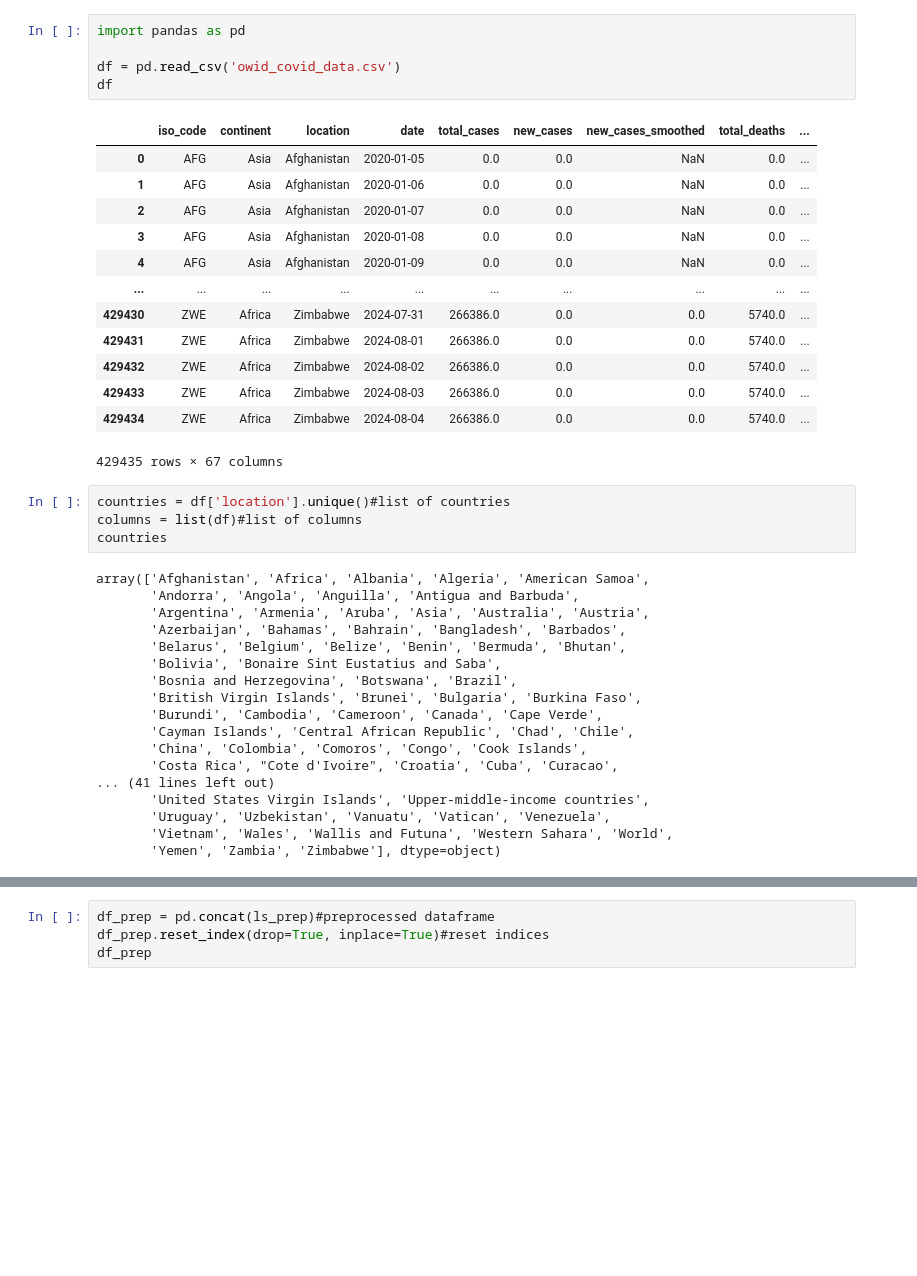
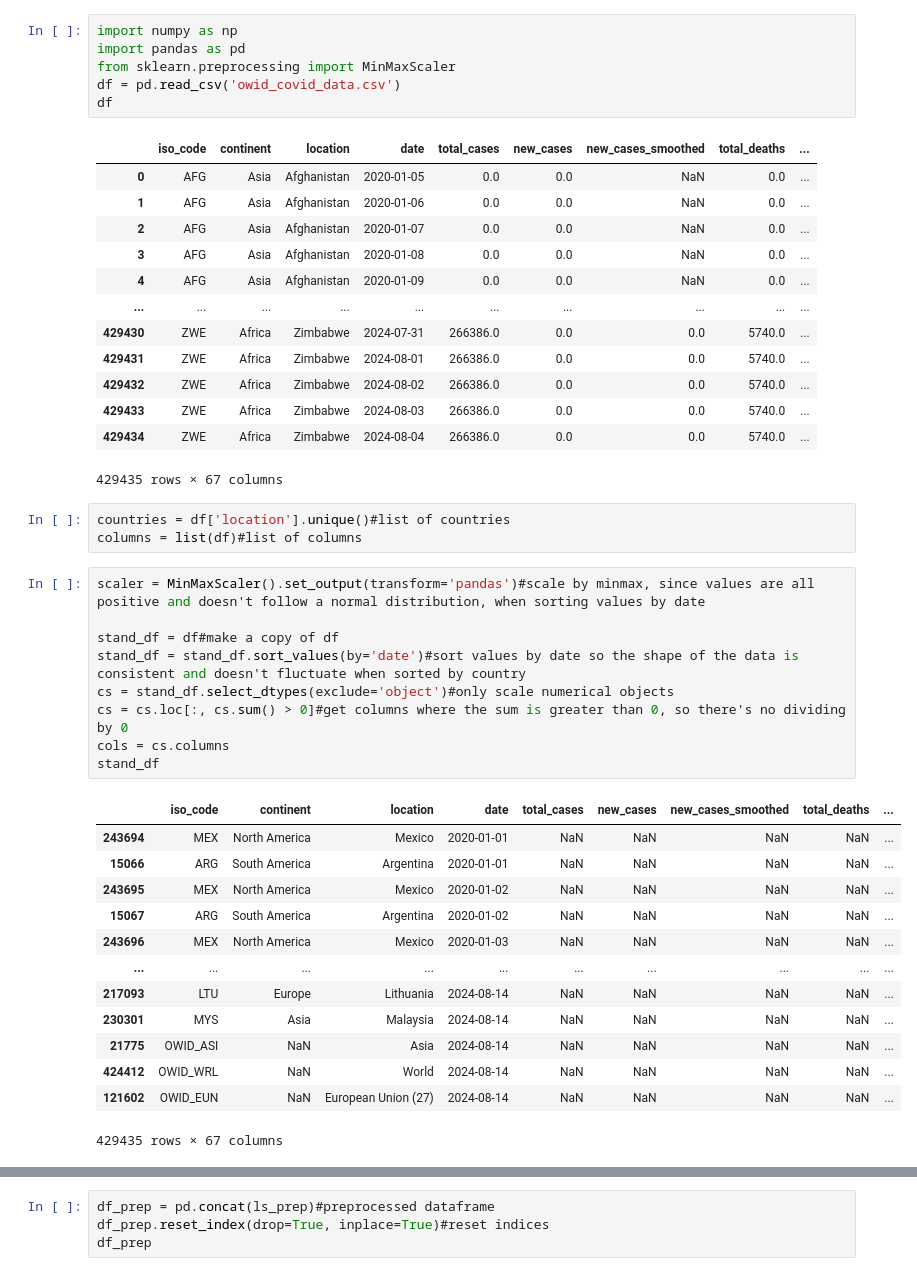
Before and after one commit to mjchav/3337COVID, a Jupyter notebook: groupproj.ipynb, the cells around one changed output, grey strips where cells are left out. Cells and saved outputs as stored; diff of their text form; blank space fills up the shorter version.

```diff
--- a/groupproj.ipynb
+++ b/groupproj.ipynb
@@ -1,6 +1,7 @@
 # %%
+import numpy as np
 import pandas as pd
-
+from sklearn.preprocessing import MinMaxScaler
 df = pd.read_csv('owid_covid_data.csv')
 df
 # %% [output]
@@ -20,22 +21,26 @@ df
 # %%
 countries = df['location'].unique()#list of countries
 columns = list(df)#list of columns
-countries
-# %% [output]
-array(['Afghanistan', 'Africa', 'Albania', 'Algeria', 'American Samoa',
-       'Andorra', 'Angola', 'Anguilla', 'Antigua and Barbuda',
-       'Argentina', 'Armenia', 'Aruba', 'Asia', 'Australia', 'Austria',
-       'Azerbaijan', 'Bahamas', 'Bahrain', 'Bangladesh', 'Barbados',
-       'Belarus', 'Belgium', 'Belize', 'Benin', 'Bermuda', 'Bhutan',
-       'Bolivia', 'Bonaire Sint Eustatius and Saba',
-       'Bosnia and Herzegovina', 'Botswana', 'Brazil',
-       'British Virgin Islands', 'Brunei', 'Bulgaria', 'Burkina Faso',
-       'Burundi', 'Cambodia', 'Cameroon', 'Canada', 'Cape Verde',
-       'Cayman Islands', 'Central African Republic', 'Chad', 'Chile',
-       'China', 'Colombia', 'Comoros', 'Congo', 'Cook Islands',
-       'Costa Rica', "Cote d'Ivoire", 'Croatia', 'Cuba', 'Curacao',
-... (41 lines left out)
-       'United States Virgin Islands', 'Upper-middle-income countries',
-       'Uruguay', 'Uzbekistan', 'Vanuatu', 'Vatican', 'Venezuela',
-       'Vietnam', 'Wales', 'Wallis and Futuna', 'Western Sahara', 'World',
-       'Yemen', 'Zambia', 'Zimbabwe'], dtype=object)
+# %%
+scaler = MinMaxScaler().set_output(transform='pandas')#scale by minmax, since values are all positive and doesn't follow a normal distribution, when sorting values by date
+
+stand_df = df#make a copy of df
+stand_df = stand_df.sort_values(by='date')#sort values by date so the shape of the data is consistent and doesn't fluctuate when sorted by country
+cs = stand_df.select_dtypes(exclude='object')#only scale numerical objects
+cs = cs.loc[:, cs.sum() > 0]#get columns where the sum is greater than 0, so there's no dividing by 0
+cols = cs.columns
+stand_df
+# %% [output]
+|  | iso_code | continent | location | date | total_cases | new_cases | new_cases_smoothed | total_deaths | ... |
+| 243694 | MEX | North America | Mexico | 2020-01-01 | NaN | NaN | NaN | NaN | ... |
+| 15066 | ARG | South America | Argentina | 2020-01-01 | NaN | NaN | NaN | NaN | ... |
+| 243695 | MEX | North America | Mexico | 2020-01-02 | NaN | NaN | NaN | NaN | ... |
+| 15067 | ARG | South America | Argentina | 2020-01-02 | NaN | NaN | NaN | NaN | ... |
+| 243696 | MEX | North America | Mexico | 2020-01-03 | NaN | NaN | NaN | NaN | ... |
+| ... | ... | ... | ... | ... | ... | ... | ... | ... | ... |
+| 217093 | LTU | Europe | Lithuania | 2024-08-14 | NaN | NaN | NaN | NaN | ... |
+| 230301 | MYS | Asia | Malaysia | 2024-08-14 | NaN | NaN | NaN | NaN | ... |
+| 21775 | OWID_ASI | NaN | Asia | 2024-08-14 | NaN | NaN | NaN | NaN | ... |
+| 424412 | OWID_WRL | NaN | World | 2024-08-14 | NaN | NaN | NaN | NaN | ... |
+| 121602 | OWID_EUN | NaN | European Union (27) | 2024-08-14 | NaN | NaN | NaN | NaN | ... |
+429435 rows × 67 columns
```
Also changed, not shown: parts of 2 cells of this notebook.
